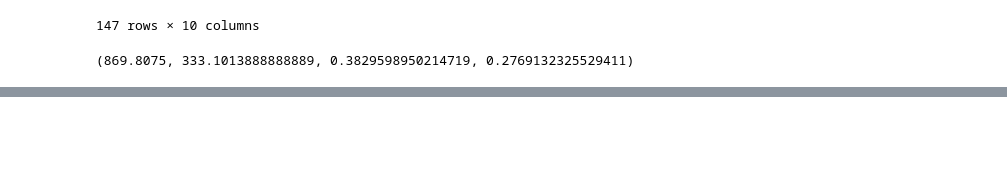
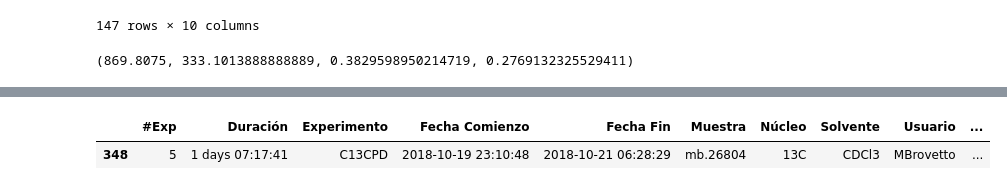
Before and after one commit to gonzhd/nmr_usage, a Jupyter notebook: NMR usage.ipynb, the cells around one changed output, grey strips where cells are left out. Saved outputs shown, nothing was run; the diff lists cells and outputs as text; code cells hidden in the pictures; blank space fills up the shorter version.

```diff
--- a/NMR usage.ipynb
+++ b/NMR usage.ipynb
@@ -287 +315,7 @@ tot_day_time_use, tot_night_time_use, tot_night_time_use/tot_day_time_use, tot_n
+# %%
+# longest experiment
+use2018[use2018['Duración'] == use2018['Duración'].max()]
+# %% [output]
+|  | #Exp | Duración | Experimento | Fecha Comienzo | Fecha Fin | Muestra | Núcleo | Solvente | Usuario | ... |
+| 348 | 5 | 1 days 07:17:41 | C13CPD | 2018-10-19 23:10:48 | 2018-10-21 06:28:29 | mb.26804 | 13C | CDCl3 | MBrovetto | ... |
 # %%
```
Also changed, not shown: parts of 7 cells of this notebook.
